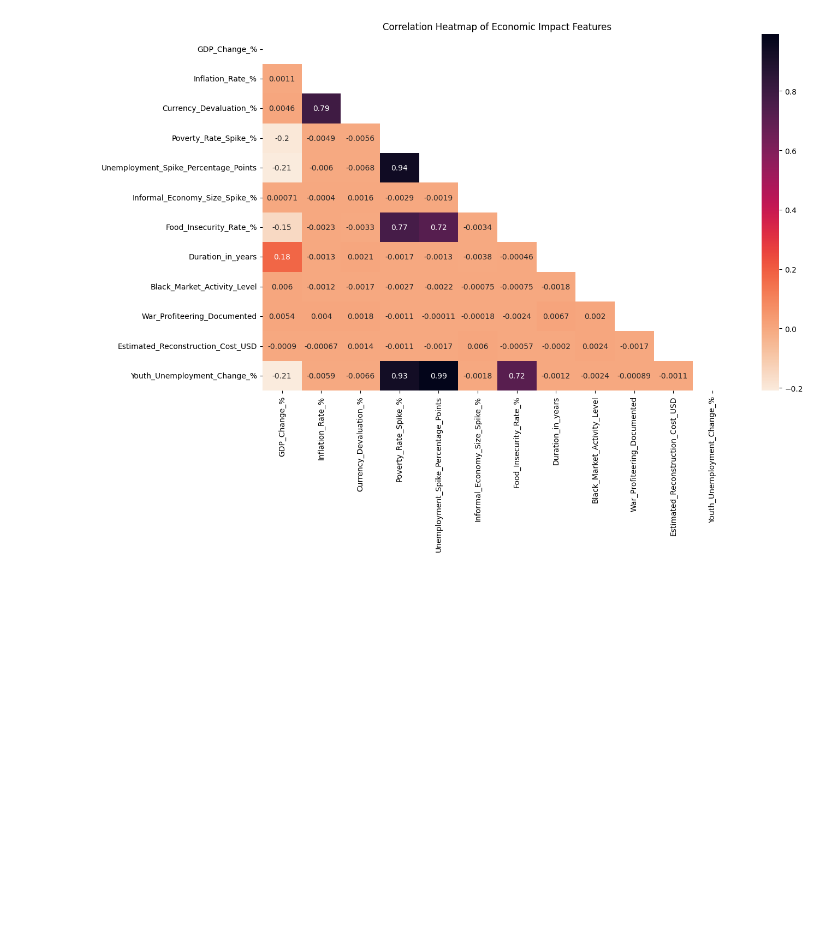
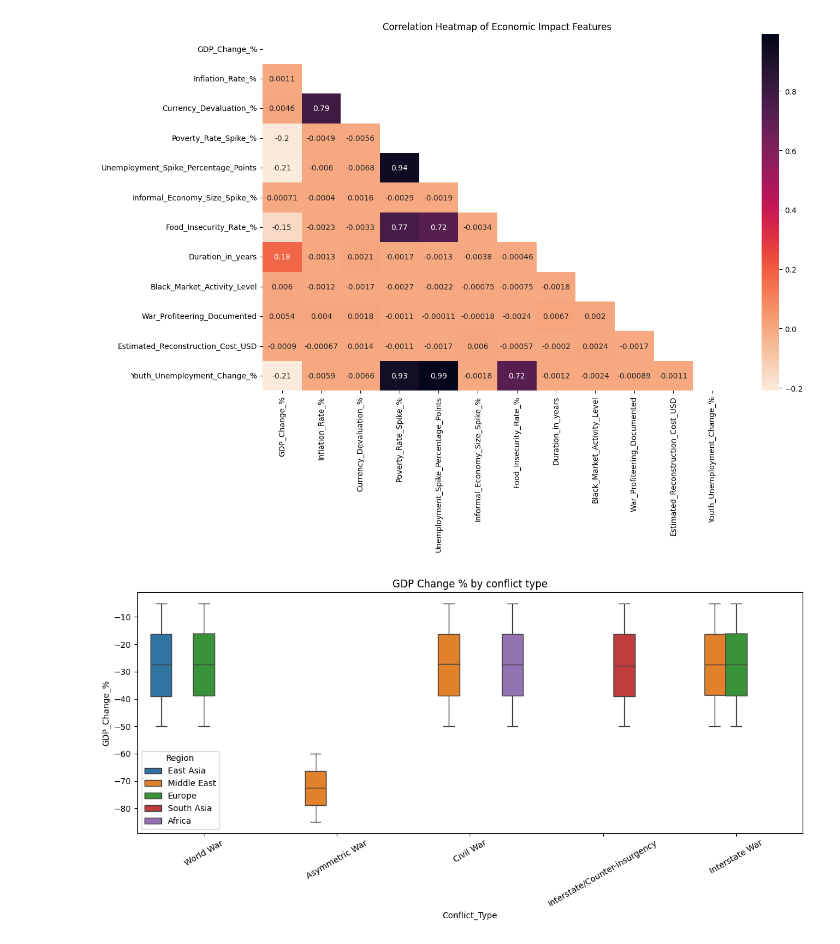
Before and after one commit to J2ckyo/4850-Final-Project, a Jupyter notebook: Data_Rangling.ipynb, the cells around one changed output. Saved outputs shown, nothing was run; the diff lists cells and outputs as text; code cells hidden in the pictures; blank space fills up the shorter version.

Commit message:
Finished Data Visualization and started Statistical Testing

```diff
--- a/Data_Rangling.ipynb
+++ b/Data_Rangling.ipynb
@@ -268,3 +268,13 @@ plt.tight_layout()
 plt.show()
 # %% [output]
 [figure]
+# %%
+fig, axes = plt.subplots(figsize=(12,6))
+sns.boxplot(data=df, x="Conflict_Type", y = "GDP_Change_%", ax=axes, hue="Region")
+axes.tick_params(axis="x", rotation=30)
+axes.set_title("GDP Change % by conflict type")
+
+plt.tight_layout()
+plt.show()
+# %% [output]
+[figure, added]
```
Also changed, not shown: parts of 6 cells of this notebook.
